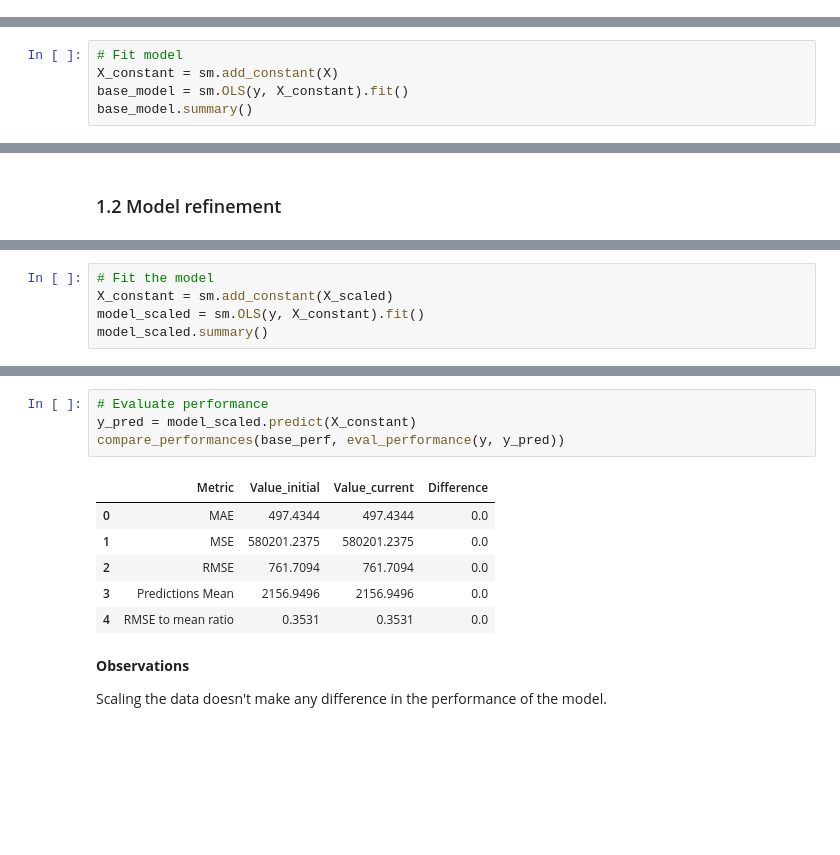
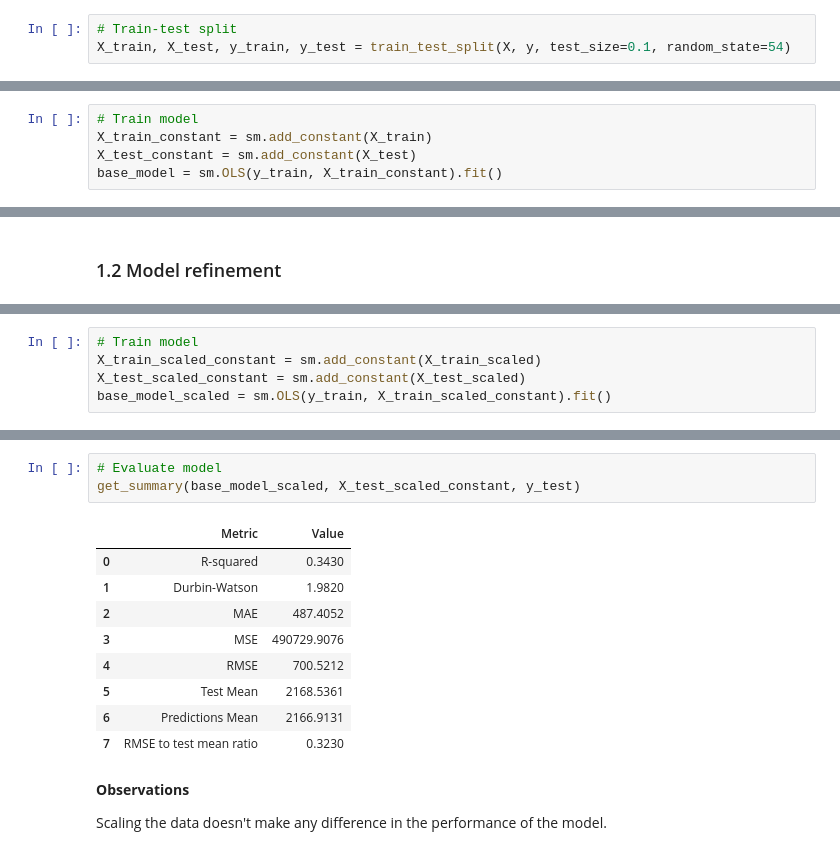
Before and after one commit to nadpierre/rental-prices-regression-project, a Jupyter notebook: DataModeling.ipynb, the cells around one changed output, grey strips where cells are left out. Saved outputs shown, nothing was run; the diff lists cells and outputs as text; blank space fills up the shorter version.

Commit message:
finalize model

```diff
--- a/DataModeling.ipynb
+++ b/DataModeling.ipynb
@@ -121,10 +122,8 @@ def find_optimal_degree():
 # Separate features and target variable
 X = df.drop('price', axis=1)
 y = df['price']
+# %%
+# Train-test split
+X_train, X_test, y_train, y_test = train_test_split(X, y, test_size=0.1, random_state=54)
 # %% [markdown]
 ### 1.1 Base model
-# %%
-# Fit model
-X_constant = sm.add_constant(X)
-base_model = sm.OLS(y, X_constant).fit()
-base_model.summary()
@@ -173,0 +130,5 @@ base_perf
+# %%
+# Train model
+X_train_constant = sm.add_constant(X_train)
+X_test_constant = sm.add_constant(X_test)
+base_model = sm.OLS(y_train, X_train_constant).fit()
@@ -189,5 +186,5 @@ X_scaled = pd.DataFrame(X_scaled, columns=scaler.get_feature_names_out())
 # %%
-# Fit the model
-X_constant = sm.add_constant(X_scaled)
-model_scaled = sm.OLS(y, X_constant).fit()
-model_scaled.summary()
+# Train model
+X_train_scaled_constant = sm.add_constant(X_train_scaled)
+X_test_scaled_constant = sm.add_constant(X_test_scaled)
+base_model_scaled = sm.OLS(y_train, X_train_scaled_constant).fit()
@@ -223,14 +191,16 @@ Notes:
 # %%
-# Evaluate performance
-y_pred = model_scaled.predict(X_constant)
-compare_performances(base_perf, eval_performance(y, y_pred))
+# Evaluate model
+get_summary(base_model_scaled, X_test_scaled_constant, y_test)
 # %% [output]
-|  | Metric | Value_initial | Value_current | Difference |
-| 0 | MAE | 497.4344 | 497.4344 | 0.0 |
-| 1 | MSE | 580201.2375 | 580201.2375 | 0.0 |
-| 2 | RMSE | 761.7094 | 761.7094 | 0.0 |
-| 3 | Predictions Mean | 2156.9496 | 2156.9496 | 0.0 |
-| 4 | RMSE to mean ratio | 0.3531 | 0.3531 | 0.0 |
+|  | Metric | Value |
+| 0 | R-squared | 0.3430 |
+| 1 | Durbin-Watson | 1.9820 |
+| 2 | MAE | 487.4052 |
+| 3 | MSE | 490729.9076 |
+| 4 | RMSE | 700.5212 |
+| 5 | Test Mean | 2168.5361 |
+| 6 | Predictions Mean | 2166.9131 |
+| 7 | RMSE to test mean ratio | 0.3230 |
 # %% [markdown]
 **Observations**
 
```
Also changed, not shown: parts of 78 cells of this notebook, 8 other files.
